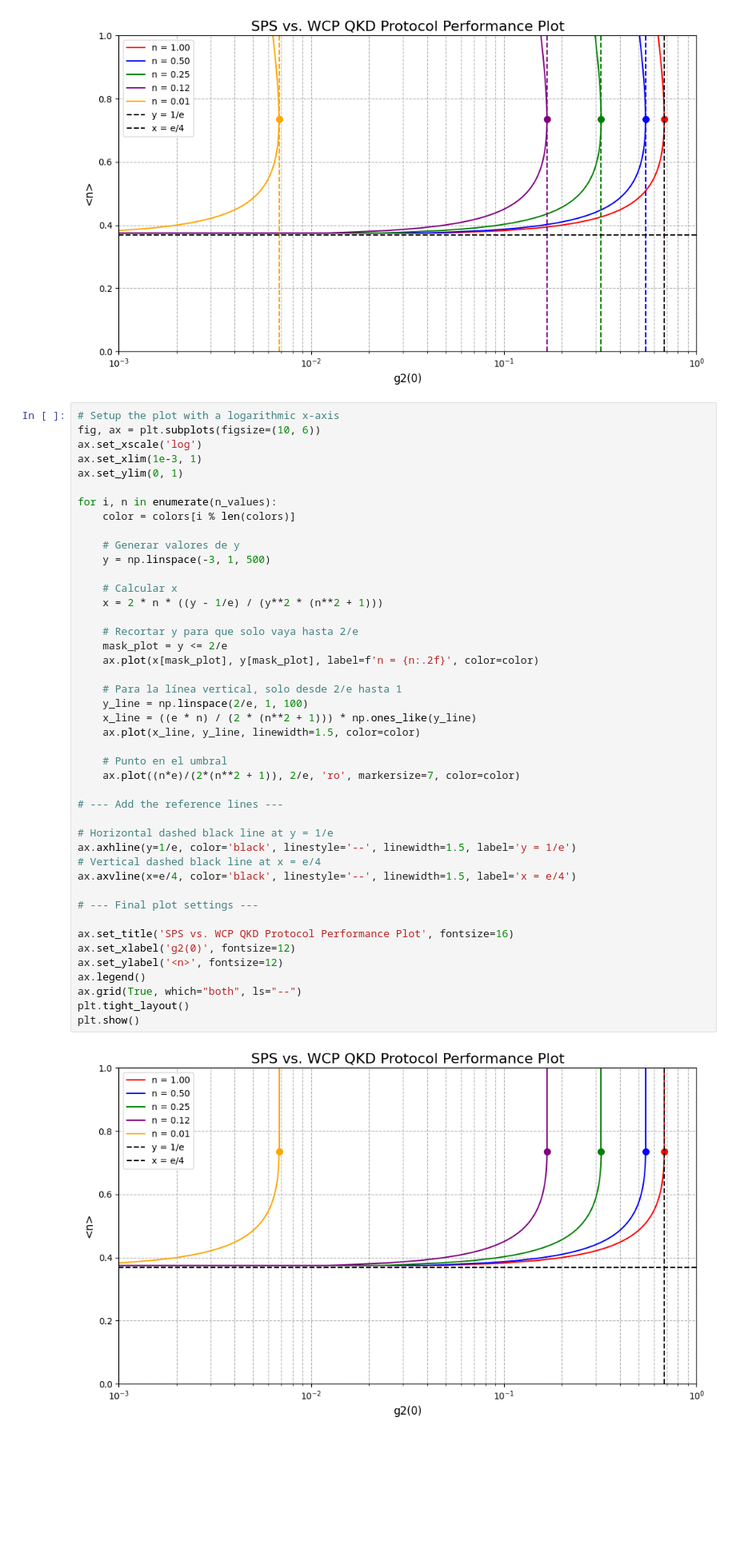
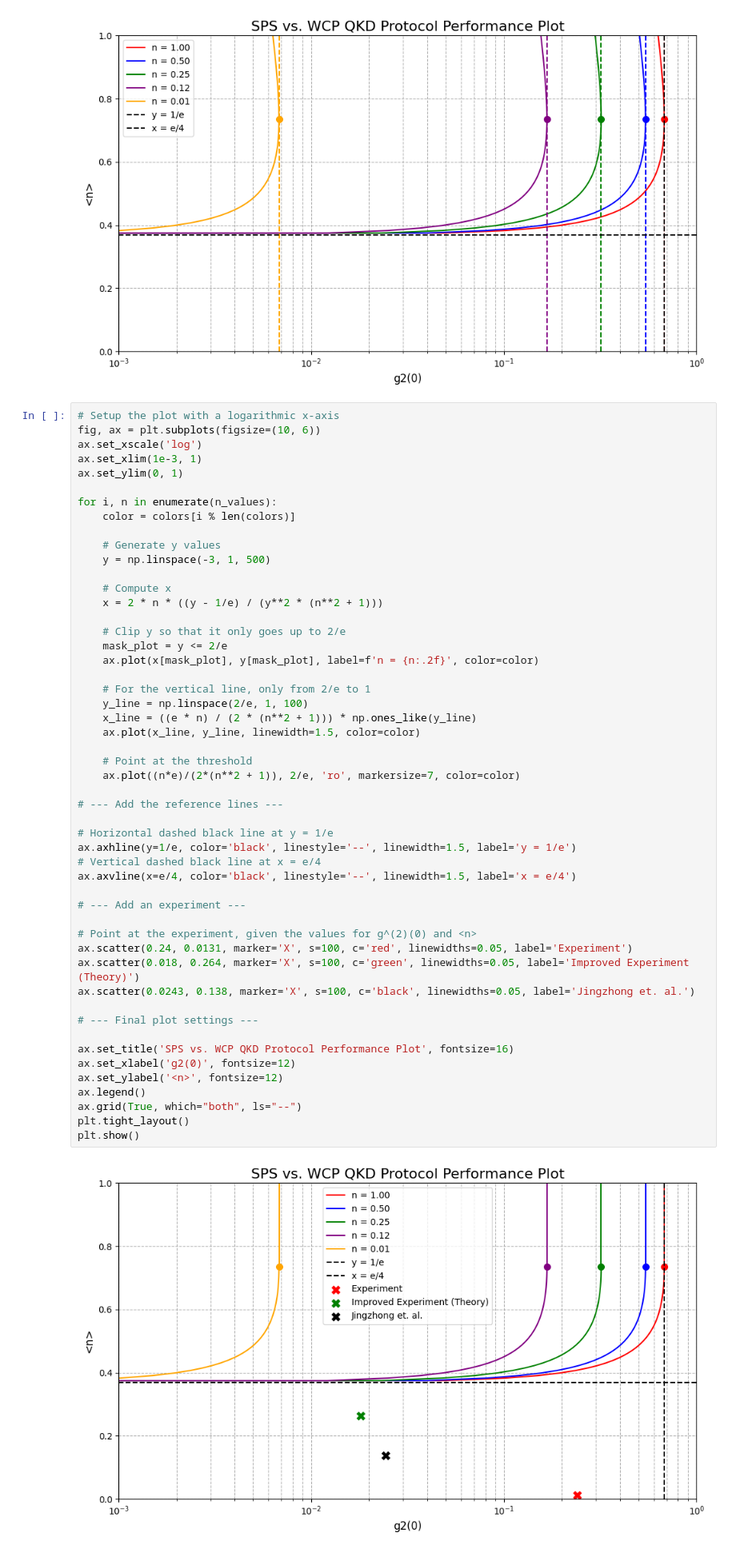
Before and after one commit to RaulLahoz/Perovskite_QKD, a Jupyter notebook: WCP_vs_SPS.ipynb, the cells around one changed output. Shown: that part at 80% size. Drawn from its saved outputs; the diff is of its cells as text; blank space fills up the shorter version.

```diff
--- a/WCP_vs_SPS.ipynb
+++ b/WCP_vs_SPS.ipynb
@@ -61,39 +69,46 @@ ax.set_ylim(0, 1)
 for i, n in enumerate(n_values):
     color = colors[i % len(colors)]
 
-    # Generar valores de y
+    # Generate y values
     y = np.linspace(-3, 1, 500)
 
-    # Calcular x
+    # Compute x
     x = 2 * n * ((y - 1/e) / (y**2 * (n**2 + 1)))
 
-    # Recortar y para que solo vaya hasta 2/e
+    # Clip y so that it only goes up to 2/e
     mask_plot = y <= 2/e
     ax.plot(x[mask_plot], y[mask_plot], label=f'n = {n:.2f}', color=color)
 
-    # Para la línea vertical, solo desde 2/e hasta 1
+    # For the vertical line, only from 2/e to 1
     y_line = np.linspace(2/e, 1, 100)
     x_line = ((e * n) / (2 * (n**2 + 1))) * np.ones_like(y_line)
     ax.plot(x_line, y_line, linewidth=1.5, color=color)
 
-    # Punto en el umbral
+    # Point at the threshold
     ax.plot((n*e)/(2*(n**2 + 1)), 2/e, 'ro', markersize=7, color=color)
 
 # --- Add the reference lines ---
 
 # Horizontal dashed black line at y = 1/e
 ax.axhline(y=1/e, color='black', linestyle='--', linewidth=1.5, label='y = 1/e')
 # Vertical dashed black line at x = e/4
 ax.axvline(x=e/4, color='black', linestyle='--', linewidth=1.5, label='x = e/4')
+
+# --- Add an experiment ---
+
+# Point at the experiment, given the values for g^(2)(0) and <n>
+ax.scatter(0.24, 0.0131, marker='X', s=100, c='red', linewidths=0.05, label='Experiment')
+ax.scatter(0.018, 0.264, marker='X', s=100, c='green', linewidths=0.05, label='Improved Experiment (Theory)')
+ax.scatter(0.0243, 0.138, marker='X', s=100, c='black', linewidths=0.05, label='Jingzhong et. al.')
 
 # --- Final plot settings ---
 
 ax.set_title('SPS vs. WCP QKD Protocol Performance Plot', fontsize=16)
 ax.set_xlabel('g2(0)', fontsize=12)
 ax.set_ylabel('<n>', fontsize=12)
 ax.legend()
 ax.grid(True, which="both", ls="--")
 plt.tight_layout()
 plt.show()
 # %% [output]
-[figure, old version]
+[figure, new version]
```
Also changed, not shown: parts of 5 cells of this notebook.
